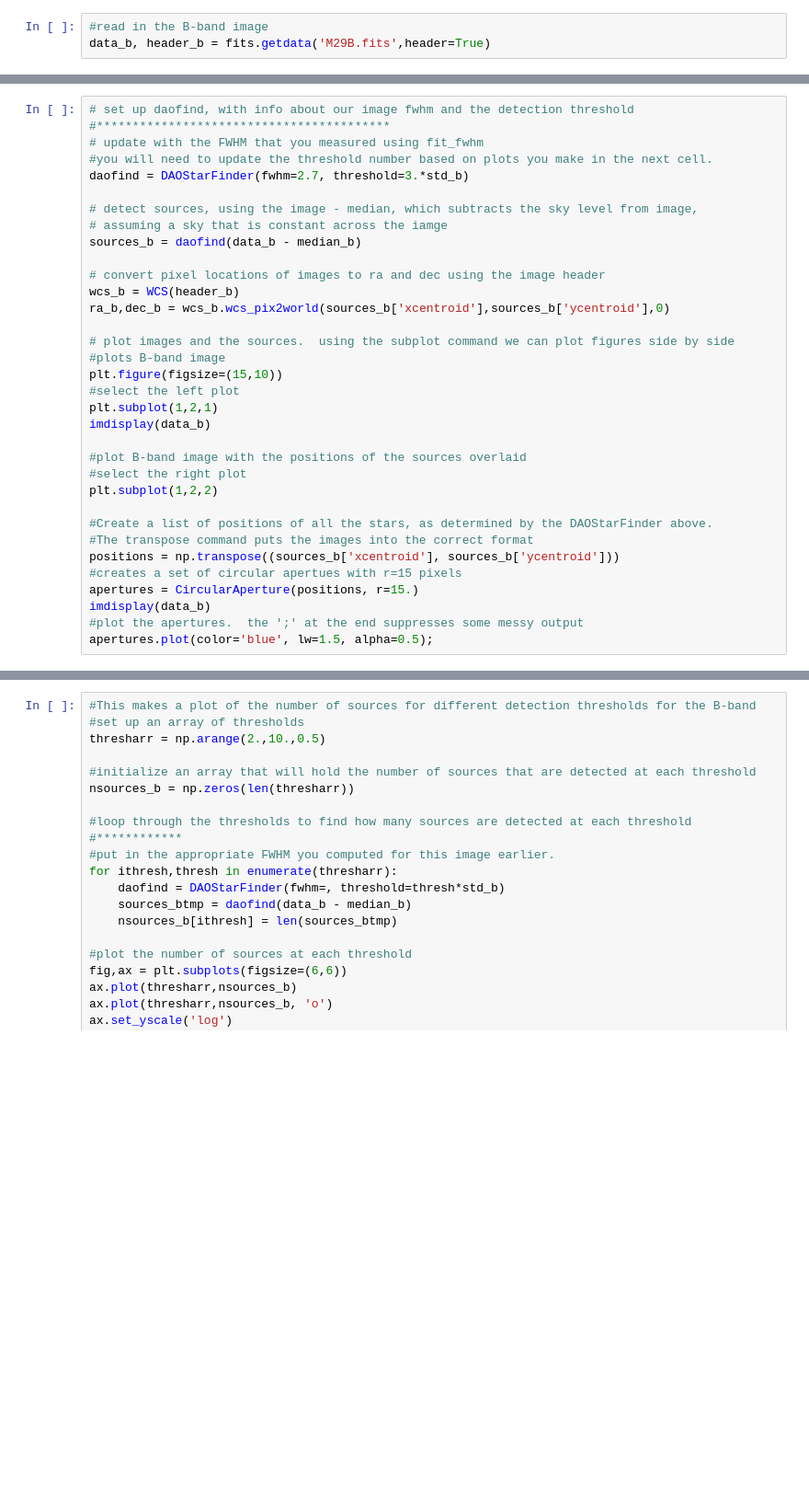
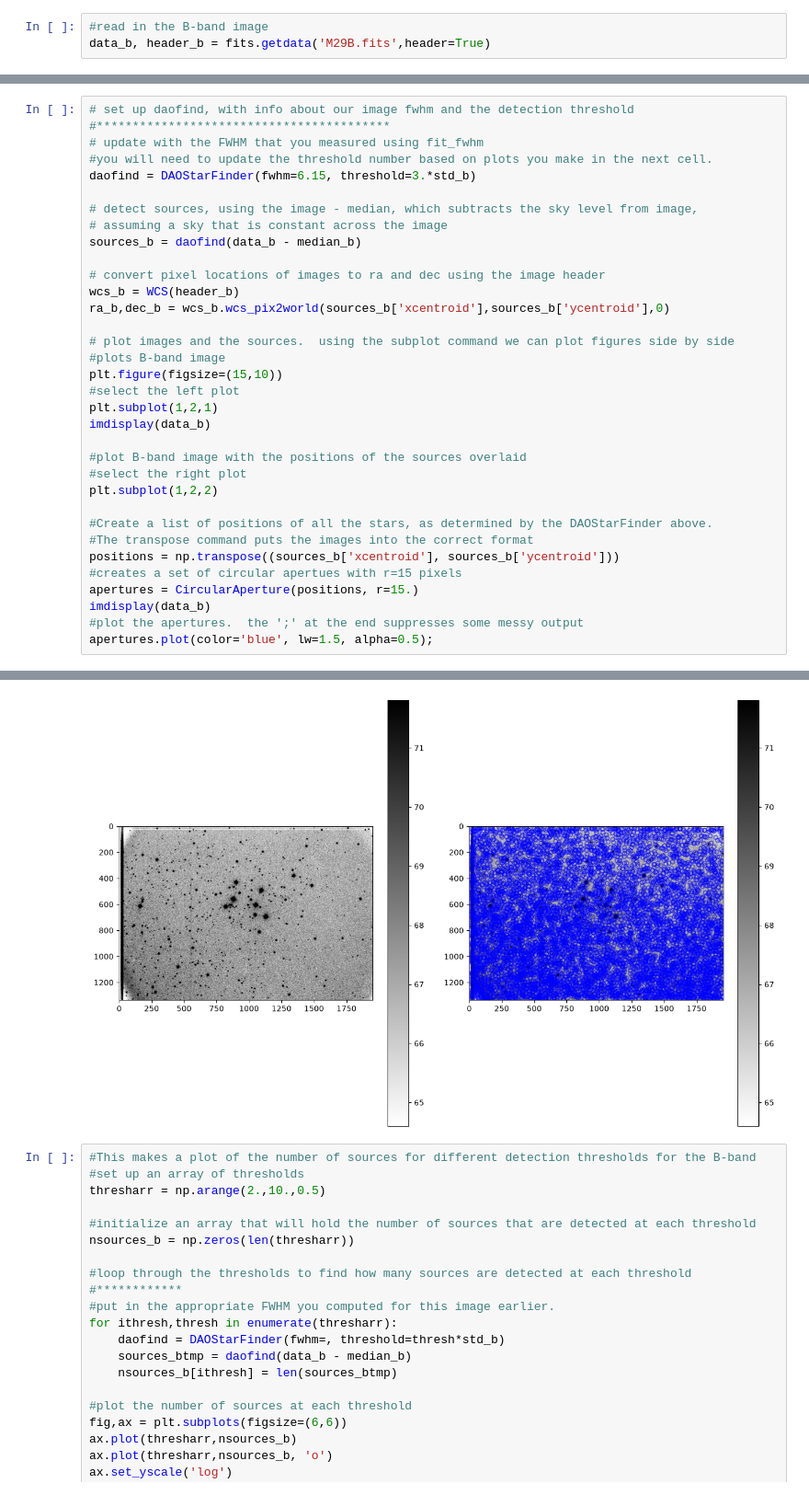
Before and after one commit to megan-elw2/Reductionproject_student, a Jupyter notebook: cluster_photometry_student.ipynb, the cells around one changed output, grey strips where cells are left out. Shown at 92% size. Saved outputs shown, nothing was run; the diff lists cells and outputs as text; blank space fills up the shorter version.

```diff
--- a/cluster_photometry_student.ipynb
+++ b/cluster_photometry_student.ipynb
@@ -394,10 +403,10 @@ mean_b, median_b, std_b = sigma_clipped_stats(data_b, sigma=3.0)
 #*****************************************
 # update with the FWHM that you measured using fit_fwhm
 #you will need to update the threshold number based on plots you make in the next cell.
-daofind = DAOStarFinder(fwhm=2.7, threshold=3.*std_b)
+daofind = DAOStarFinder(fwhm=6.15, threshold=3.*std_b)
 
 # detect sources, using the image - median, which subtracts the sky level from image,
-# assuming a sky that is constant across the iamge
+# assuming a sky that is constant across the image
 sources_b = daofind(data_b - median_b)
 
 # convert pixel locations of images to ra and dec using the image header
@@ -428,3 +437,4 @@ NameError: name 'DAOStarFinder' is not defined
+[figure, added]
 # %%
 #This makes a plot of the number of sources for different detection thresholds for the B-band
 #set up an array of thresholds
```
Also changed, not shown: parts of 8 cells of this notebook.
